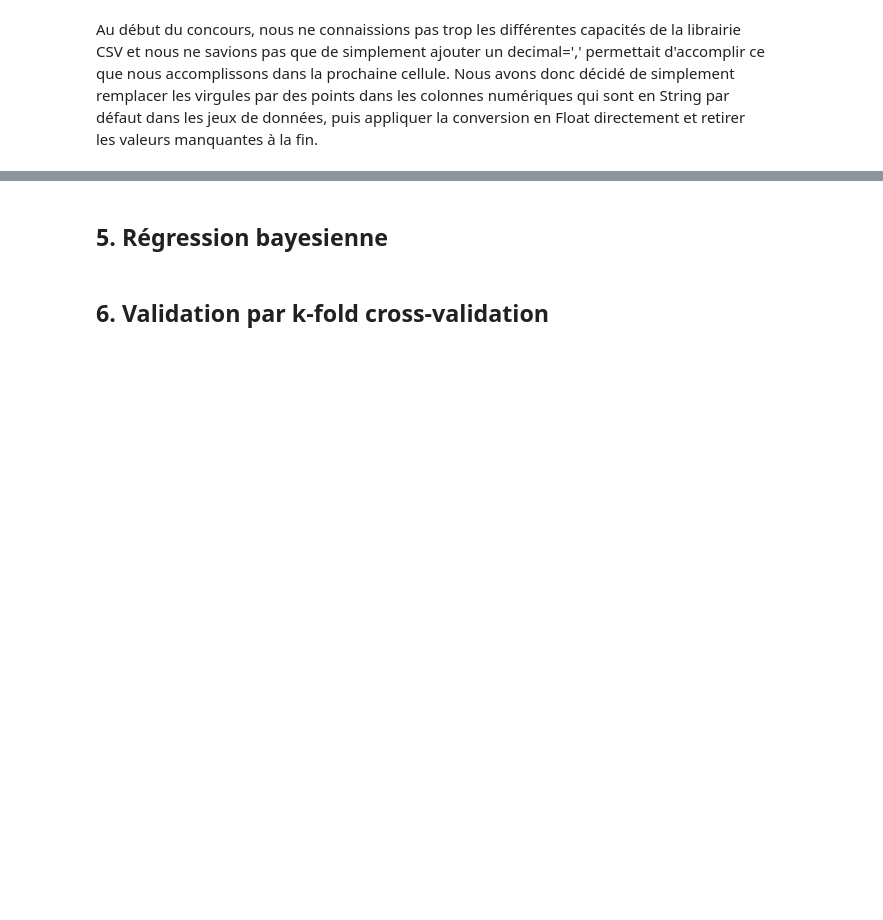
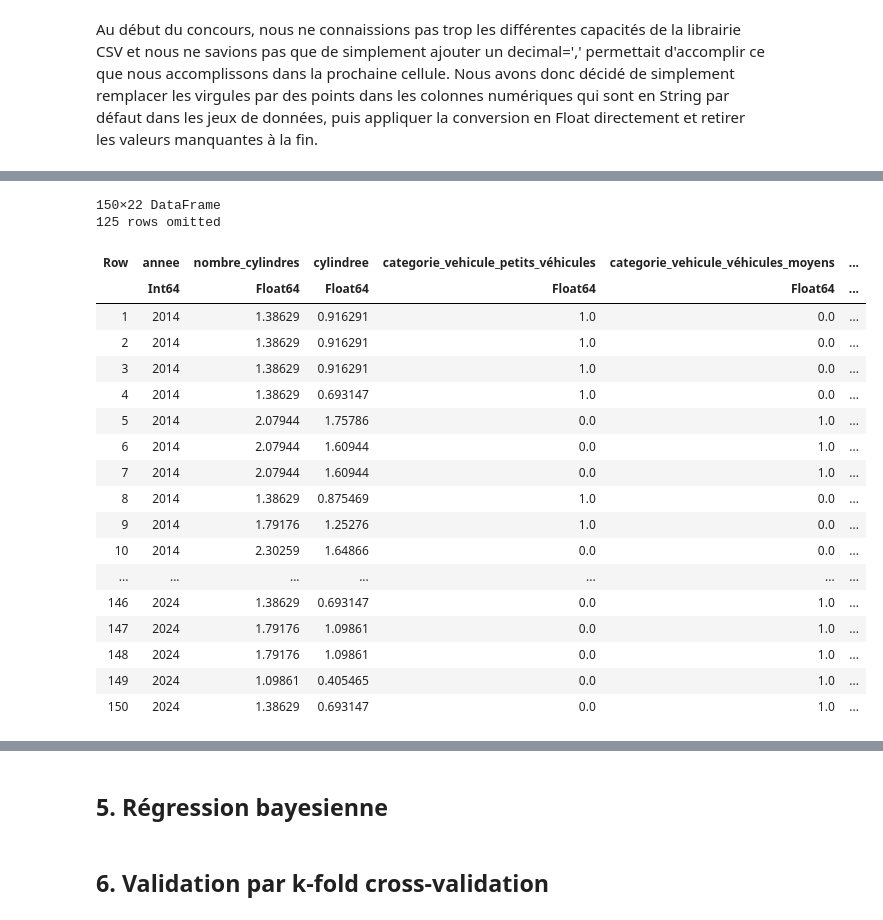
Before and after one commit to Colavita/Prediction-consommation-carburant, a Jupyter notebook: notebooks/projet_equipe_R.ipynb, the cells around one changed output, grey strips where cells are left out. Saved outputs shown, nothing was run; the diff lists cells and outputs as text; code cells hidden in the pictures; blank space fills up the shorter version.

```diff
--- a/notebooks/projet_equipe_R.ipynb
+++ b/notebooks/projet_equipe_R.ipynb
@@ -923,9 +976,0 @@ test[:, :categorie_vehicule] = [categorize_vehicle_type(t) for t in test[:, :typ
-# %%
-# Define categorical columns
-categorical_cols = [:categorie_vehicule, :transmission, :type]
-
-# Collect unique levels from the training set
-levels_dict = Dict()
-for col in categorical_cols
-    levels_dict[col] = unique(train[!, col])
-end
@@ -946,11 +993,37 @@ end
 # valid[!, numeric_cols] = standardize(valid[!, numeric_cols])
 # test[!, numeric_cols] = standardize(test[!, numeric_cols])
 # %%
-for df in [train, valid, test]
-    df.boite = ifelse.(df.boite .== "automatique", 1.0, 0.0)
+# Define categorical columns
+categorical_cols = [:categorie_vehicule, :transmission, :type, :boite]
+
+# Collect unique levels from the training set
+levels_dict = Dict()
+for col in categorical_cols
+    levels_dict[col] = unique(train[!, col])
 end
 
 train = one_hot_encode(train, categorical_cols, levels_dict)
 valid = one_hot_encode(valid, categorical_cols, levels_dict)
 test = one_hot_encode(test, categorical_cols, levels_dict)
+# %% [output]
+150×22 DataFrame
+125 rows omitted
+| Row | annee | nombre_cylindres | cylindree | categorie_vehicule_petits_véhicules | categorie_vehicule_véhicules_moyens | ... |
+|  | Int64 | Float64 | Float64 | Float64 | Float64 | ... |
+| 1 | 2014 | 1.38629 | 0.916291 | 1.0 | 0.0 | ... |
+| 2 | 2014 | 1.38629 | 0.916291 | 1.0 | 0.0 | ... |
+| 3 | 2014 | 1.38629 | 0.916291 | 1.0 | 0.0 | ... |
+| 4 | 2014 | 1.38629 | 0.693147 | 1.0 | 0.0 | ... |
+| 5 | 2014 | 2.07944 | 1.75786 | 0.0 | 1.0 | ... |
+| 6 | 2014 | 2.07944 | 1.60944 | 0.0 | 1.0 | ... |
+| 7 | 2014 | 2.07944 | 1.60944 | 0.0 | 1.0 | ... |
+| 8 | 2014 | 1.38629 | 0.875469 | 1.0 | 0.0 | ... |
+| 9 | 2014 | 1.79176 | 1.25276 | 1.0 | 0.0 | ... |
+| 10 | 2014 | 2.30259 | 1.64866 | 0.0 | 0.0 | ... |
+| ... | ... | ... | ... | ... | ... | ... |
+| 146 | 2024 | 1.38629 | 0.693147 | 0.0 | 1.0 | ... |
+| 147 | 2024 | 1.79176 | 1.09861 | 0.0 | 1.0 | ... |
+| 148 | 2024 | 1.79176 | 1.09861 | 0.0 | 1.0 | ... |
+| 149 | 2024 | 1.09861 | 0.405465 | 0.0 | 1.0 | ... |
+| 150 | 2024 | 1.38629 | 0.693147 | 0.0 | 1.0 | ... |
 # %%
```
Also changed, not shown: parts of 39 cells of this notebook.
